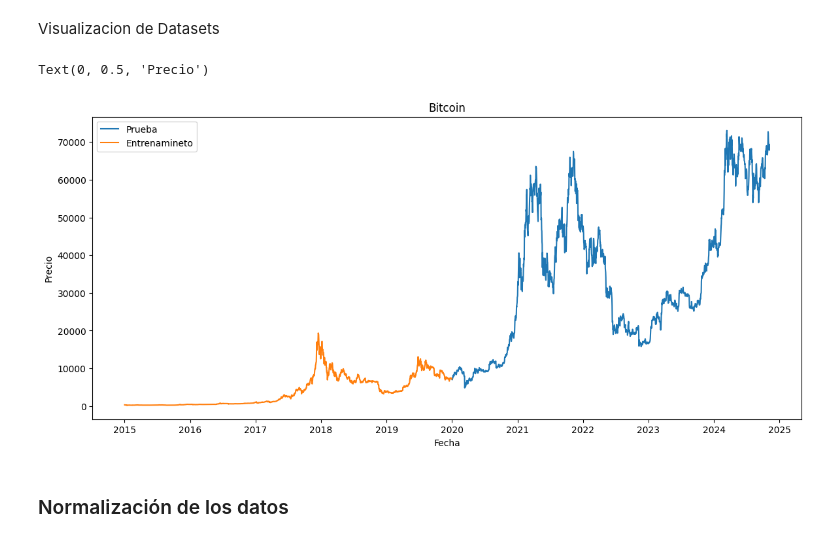
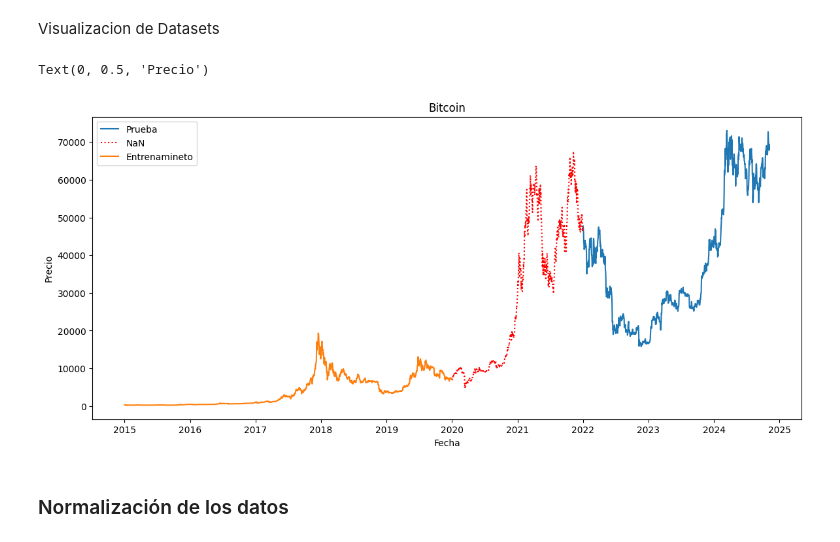
Before and after one commit to 3lC0ri4E/TrabajoTerminalB128, a Jupyter notebook: CryptoPredictModel/TechnicalAnalysisRNN.ipynb, the cells around one changed output. Saved outputs shown, nothing was run; the diff lists cells and outputs as text; code cells hidden in the pictures.

```diff
--- a/CryptoPredictModel/TechnicalAnalysisRNN.ipynb
+++ b/CryptoPredictModel/TechnicalAnalysisRNN.ipynb
@@ -89,26 +89,26 @@ dtype: int64
 # %% [markdown]
 Dataset de Entrenamiento (2011 - 2019)
 # %%
-train_set = bp[:'20ñ19'].iloc[:,[0]]
+train_set = bp[:'2019'].iloc[:,[0]]
 # train_set_target = to_categorical(bp[:'2019'].iloc[:,[6]], num_classes=3)
 # %% [markdown]
 Dataset de Prueba (2022 - 2024)
 # %%
-test_set = bp['2020':].iloc[:,[0]]
+test_set = bp['2022':].iloc[:,[0]]
 # validation_set_target = to_categorical(bp['2022':'2023'].iloc[:,[6]], num_classes=3)
 # %% [markdown]
 Visualizacion de Datasets
 # %%
 plt.figure(figsize=(14,6))
 plt.title("Bitcoin")
 sns.lineplot(x="Date", y="Price", data=test_set, label="Prueba")
-# sns.lineplot(x="Date", y="Price", data=bp['2020':'2021'].iloc[:,[0]], label="NaN",linestyle='dotted', color='red')
+sns.lineplot(x="Date", y="Price", data=bp['2020':'2021'].iloc[:,[0]], label="NaN",linestyle='dotted', color='red')
 sns.lineplot(x="Date", y="Price", data=train_set, label="Entrenamineto")
 plt.xlabel("Fecha")
 plt.ylabel("Precio")
 # %% [output]
 Text(0, 0.5, 'Precio')
-[figure, old version]
+[figure, new version]
 # %% [markdown]
 ### Normalización de los datos
 # %%
```
Also changed, not shown: parts of 8 cells of this notebook, 5 other files.
